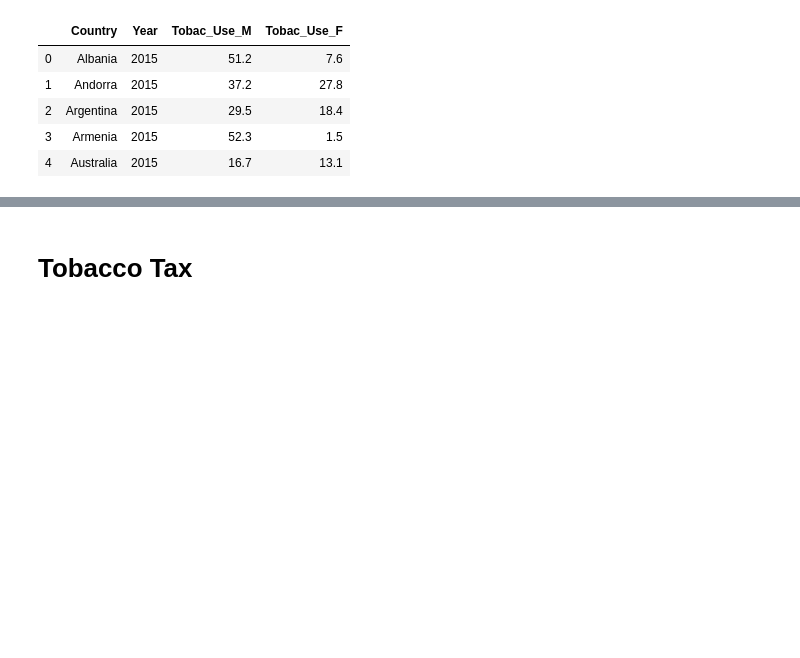
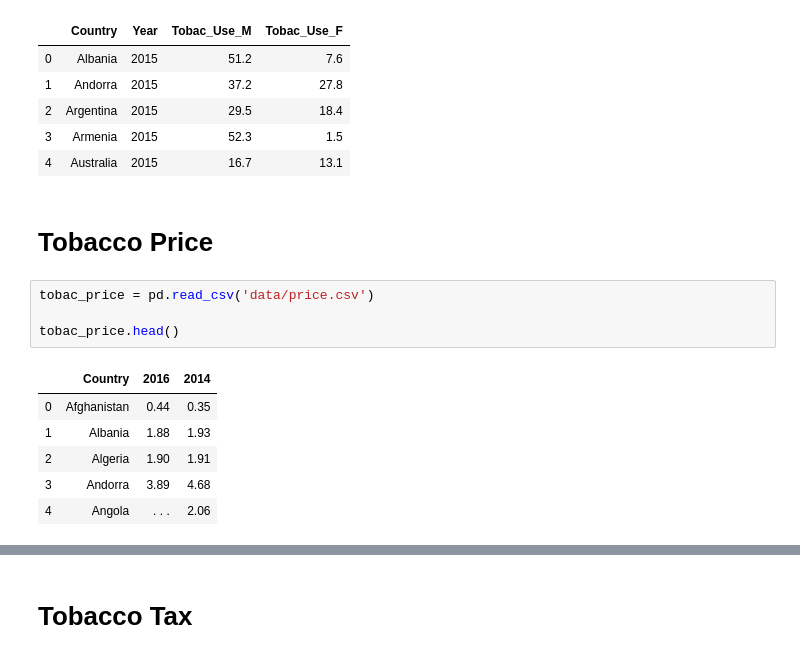
Before and after one commit to DS4Fun/TobaccoEffect, a Jupyter notebook: DataCleaning.ipynb, the cells around one changed output, grey strips where cells are left out. Saved outputs shown, nothing was run; the diff lists cells and outputs as text; blank space fills up the shorter version.

```diff
--- a/DataCleaning.ipynb
+++ b/DataCleaning.ipynb
@@ -101,3 +101,16 @@ tobac_use.head()
 | 2 | Argentina | 2015 | 29.5 | 18.4 |
 | 3 | Armenia | 2015 | 52.3 | 1.5 |
 | 4 | Australia | 2015 | 16.7 | 13.1 |
+# %% [markdown]
+# Tobacco Price
+# %%
+tobac_price = pd.read_csv('data/price.csv')
+
+tobac_price.head()
+# %% [output]
+|  | Country | 2016 | 2014 |
+| 0 | Afghanistan | 0.44 | 0.35 |
+| 1 | Albania | 1.88 | 1.93 |
+| 2 | Algeria | 1.90 | 1.91 |
+| 3 | Andorra | 3.89 | 4.68 |
+| 4 | Angola | . . . | 2.06 |
```
Also changed, not shown: parts of 7 cells of this notebook, 10 other files.
